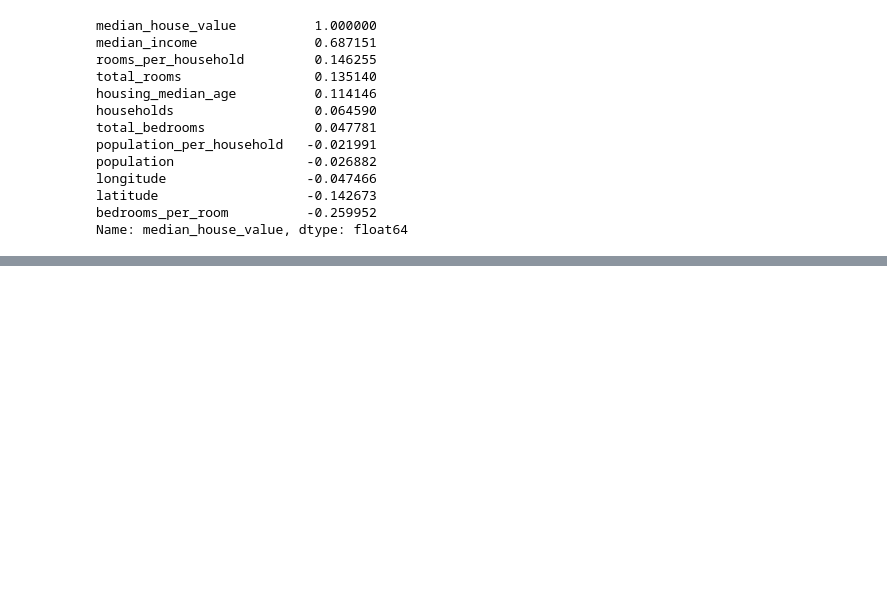
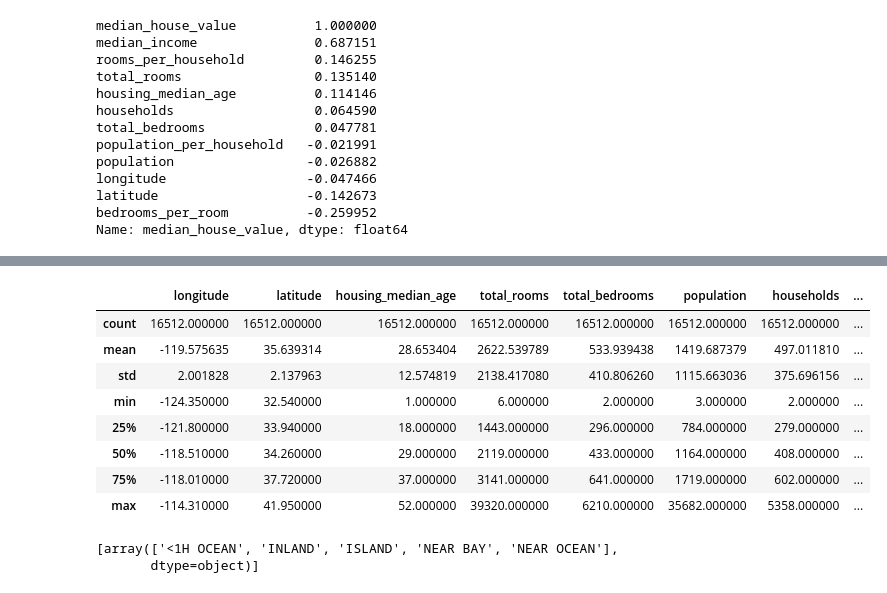
Before and after one commit to hassanTiger11/End-to-EndML, a Jupyter notebook: Housing.ipynb, the cells around one changed output, grey strips where cells are left out. Saved outputs shown, nothing was run; the diff lists cells and outputs as text; code cells hidden in the pictures; blank space fills up the shorter version.

```diff
--- a/Housing.ipynb
+++ b/Housing.ipynb
@@ -228,0 +246,45 @@ housing_labels = strat_train_set['median_house_value'].copy()
+# %%
+#scikit imputer for handling missing values
+from sklearn.impute import SimpleImputer
+imputer = SimpleImputer(strategy='median')
+#this is to drop all labels
+#all values are numerical
+housing_num = housing.drop('ocean_proximity', axis=1)
+
+#fit the imputer to fill na
+imputer.fit(housing_num)
+housing_num.describe()
+
+
+#USE the imputer to transform
+#the fiellds with na to medians
+x = imputer.transform(housing_num)
+
+pd_x = pd.DataFrame(x)
+pd_x.describe()
+
+housing_tr = pd.DataFrame(x, columns=housing_num.columns, index=housing_num.index)
+housing_tr.describe()
+# %% [output]
+|  | longitude | latitude | housing_median_age | total_rooms | total_bedrooms | population | households | ... |
+| count | 16512.000000 | 16512.000000 | 16512.000000 | 16512.000000 | 16512.000000 | 16512.000000 | 16512.000000 | ... |
+| mean | -119.575635 | 35.639314 | 28.653404 | 2622.539789 | 533.939438 | 1419.687379 | 497.011810 | ... |
+| std | 2.001828 | 2.137963 | 12.574819 | 2138.417080 | 410.806260 | 1115.663036 | 375.696156 | ... |
+| min | -124.350000 | 32.540000 | 1.000000 | 6.000000 | 2.000000 | 3.000000 | 2.000000 | ... |
+| 25% | -121.800000 | 33.940000 | 18.000000 | 1443.000000 | 296.000000 | 784.000000 | 279.000000 | ... |
+| 50% | -118.510000 | 34.260000 | 29.000000 | 2119.000000 | 433.000000 | 1164.000000 | 408.000000 | ... |
+| 75% | -118.010000 | 37.720000 | 37.000000 | 3141.000000 | 641.000000 | 1719.000000 | 602.000000 | ... |
+| max | -114.310000 | 41.950000 | 52.000000 | 39320.000000 | 6210.000000 | 35682.000000 | 5358.000000 | ... |
+# %%
+housing_cat = housing[['ocean_proximity']]
+housing_cat.head()
+#dealing with textual data
+from sklearn.preprocessing import OrdinalEncoder
+ordinalEncode = OrdinalEncoder()
+housing_cat_encoded = ordinalEncode.fit_transform(housing_cat)
+
+#the model has found all the categories in categories_
+ordinalEncode.categories_
+# %% [output]
+[array(['<1H OCEAN', 'INLAND', 'ISLAND', 'NEAR BAY', 'NEAR OCEAN'],
+       dtype=object)]
```
Also changed, not shown: parts of 3 cells of this notebook, 1 other file.
